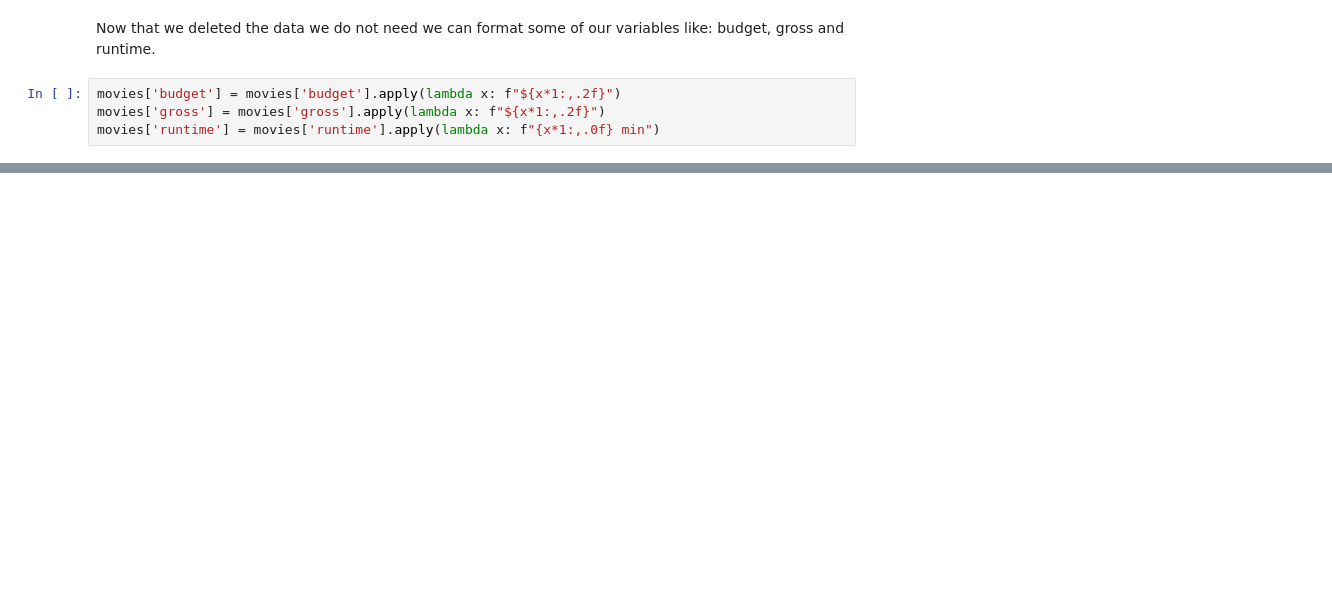
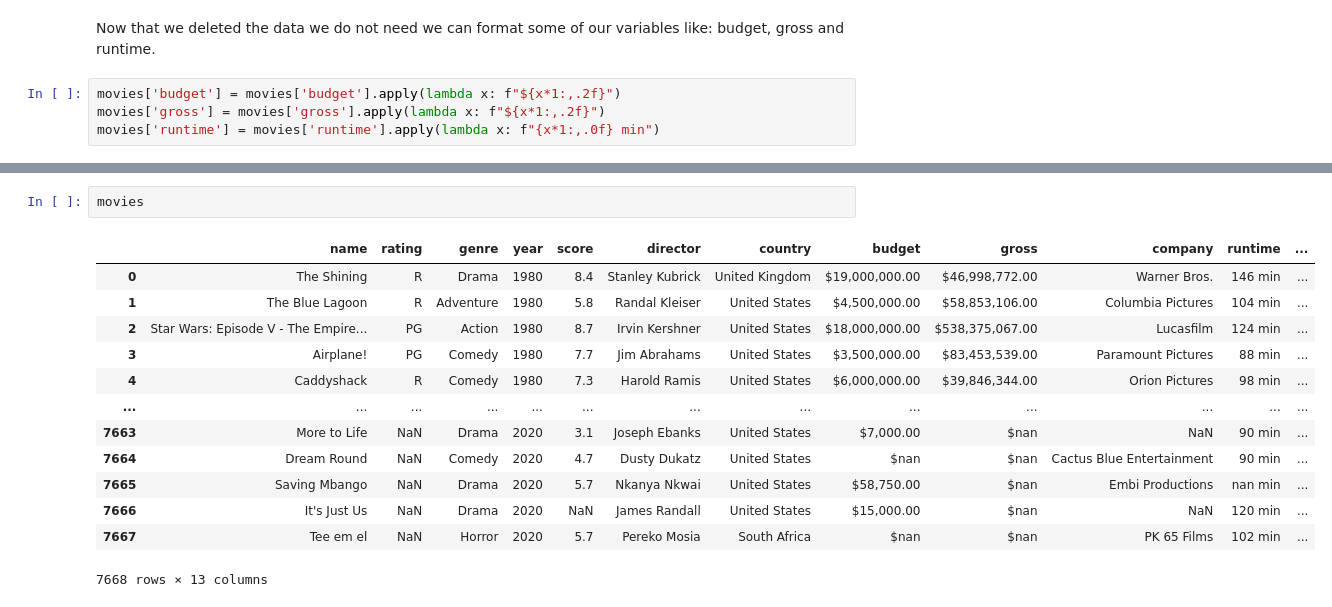
Before and after one commit to dchicasduena/COMP3400_Project, a Jupyter notebook: Project.ipynb, the cells around one changed output, grey strips where cells are left out. Drawn from its saved outputs; the diff is of its cells as text; blank space fills up the shorter version.

```diff
--- a/Project.ipynb
+++ b/Project.ipynb
@@ -83,3 +108,19 @@ movies.head(10)
 | 7 | Raging Bull | R | Biography | 1980 | 8.2 | Martin Scorsese | United States | $18,000,000.00 | $23,402,427.00 | Chartoff-Winkler Productions | 129 min | ... |
 | 8 | Superman II | PG | Action | 1980 | 6.8 | Richard Lester | United States | $54,000,000.00 | $108,185,706.00 | Dovemead Films | 127 min | ... |
 | 9 | The Long Riders | R | Biography | 1980 | 7.0 | Walter Hill | United States | $10,000,000.00 | $15,795,189.00 | United Artists | 100 min | ... |
+# %%
+movies
+# %% [output]
+|  | name | rating | genre | year | score | director | country | budget | gross | company | runtime | ... |
+| 0 | The Shining | R | Drama | 1980 | 8.4 | Stanley Kubrick | United Kingdom | $19,000,000.00 | $46,998,772.00 | Warner Bros. | 146 min | ... |
+| 1 | The Blue Lagoon | R | Adventure | 1980 | 5.8 | Randal Kleiser | United States | $4,500,000.00 | $58,853,106.00 | Columbia Pictures | 104 min | ... |
+| 2 | Star Wars: Episode V - The Empire... | PG | Action | 1980 | 8.7 | Irvin Kershner | United States | $18,000,000.00 | $538,375,067.00 | Lucasfilm | 124 min | ... |
+| 3 | Airplane! | PG | Comedy | 1980 | 7.7 | Jim Abrahams | United States | $3,500,000.00 | $83,453,539.00 | Paramount Pictures | 88 min | ... |
+| 4 | Caddyshack | R | Comedy | 1980 | 7.3 | Harold Ramis | United States | $6,000,000.00 | $39,846,344.00 | Orion Pictures | 98 min | ... |
+| ... | ... | ... | ... | ... | ... | ... | ... | ... | ... | ... | ... | ... |
+| 7663 | More to Life | NaN | Drama | 2020 | 3.1 | Joseph Ebanks | United States | $7,000.00 | $nan | NaN | 90 min | ... |
+| 7664 | Dream Round | NaN | Comedy | 2020 | 4.7 | Dusty Dukatz | United States | $nan | $nan | Cactus Blue Entertainment | 90 min | ... |
+| 7665 | Saving Mbango | NaN | Drama | 2020 | 5.7 | Nkanya Nkwai | United States | $58,750.00 | $nan | Embi Productions | nan min | ... |
+| 7666 | It's Just Us | NaN | Drama | 2020 | NaN | James Randall | United States | $15,000.00 | $nan | NaN | 120 min | ... |
+| 7667 | Tee em el | NaN | Horror | 2020 | 5.7 | Pereko Mosia | South Africa | $nan | $nan | PK 65 Films | 102 min | ... |
+7668 rows × 13 columns
```
Also changed, not shown: parts of 5 cells of this notebook.
